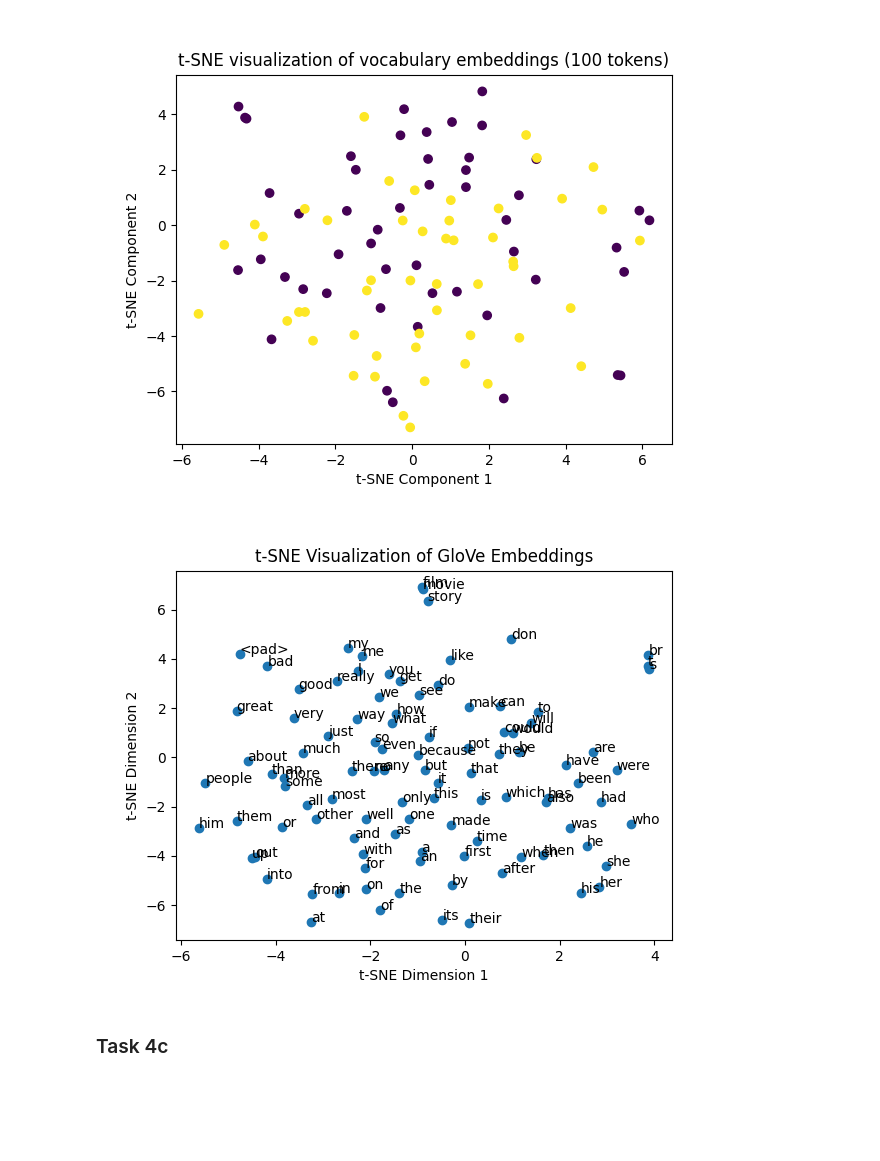
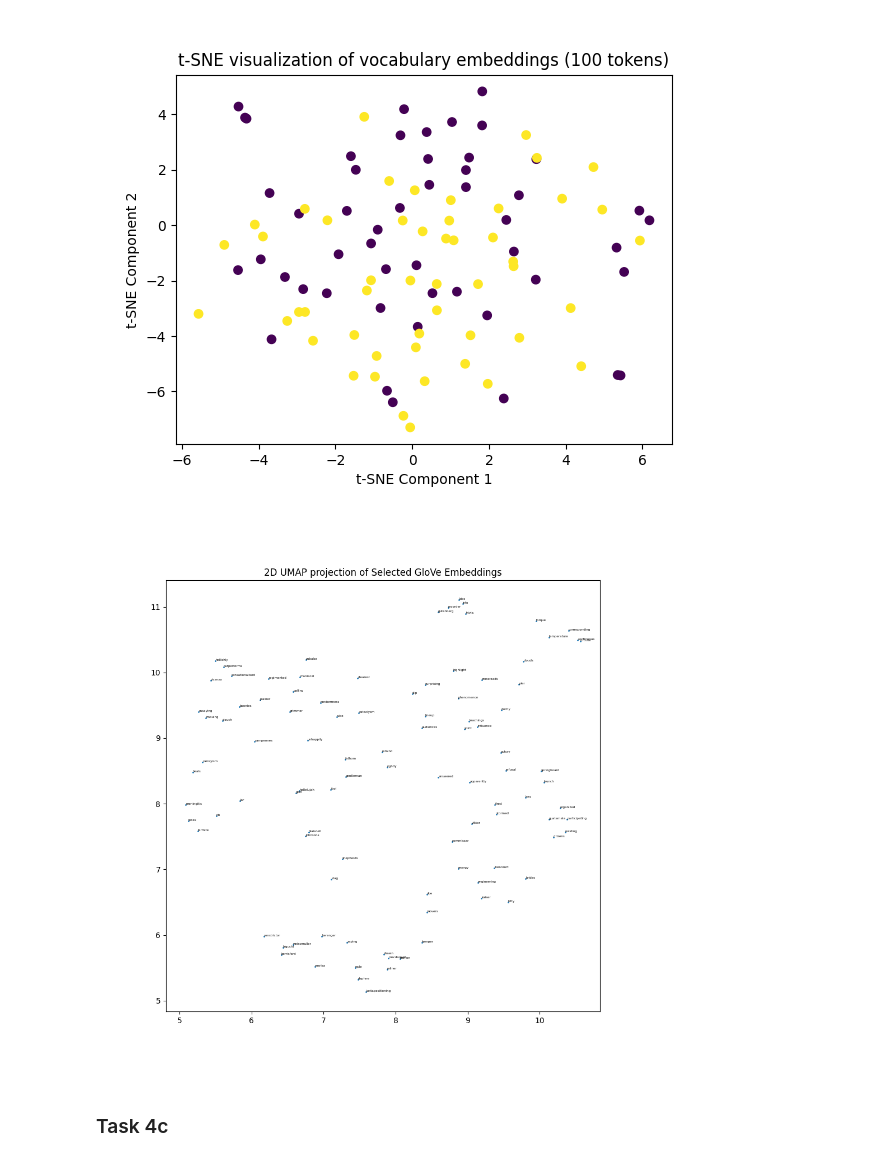
Before and after one commit to KokTeng00/Deep-Learning, a Jupyter notebook: a02.ipynb, the cells around one changed output. Saved outputs shown, nothing was run; the diff lists cells and outputs as text; code cells hidden in the pictures; blank space fills up the shorter version.

```diff
--- a/a02.ipynb
+++ b/a02.ipynb
@@ -85,7 +85,8 @@ class ReviewsDataset(Dataset):
         review = self._reviews[idx]
         label = self._labels[idx]
         if self.vocab is not None:
-            review_ids = self.vocab([token for token in review])
+            #review_ids = self.vocab([token for token in review])
+            review_ids = [self.vocab[token] for token in review if token in self.vocab]
             return review_ids, label
         else:
             return review, label
@@ -568,33 +569,23 @@ _ = tsne_vocab(glove_embeddings, torch.arange(100), colors=[0] * 50 + [1] * 50)
 # %% [output]
 [figure]
 # %%
-# Note: you can obtain the embeddings tensor using glove_embeddings.weight.data
-embeddings_tensor = glove_embeddings.weight.data
+import umap
 
-def plot_tsne(embeddings, words, colors=None):
-    tsne = TSNE(n_components=2, perplexity=30, n_iter=1000, metric='cosine')
-    embeddings_2d = tsne.fit_transform(embeddings)
+embeddings = glove_embeddings.weight.detach().cpu().numpy()
+indices = np.random.choice(range(len(vocab)), 100, replace=False)
+selected_embeddings = embeddings[indices]
+selected_words = [vocab.get_itos()[i] for i in indices]
+reducer = umap.UMAP(n_neighbors=5, n_components=2, metric='cosine')
+umap_embeddings = reducer.fit_transform(selected_embeddings)
+plt.figure(figsize=(10, 10))
 
-    plt.figure()
-    if colors:
-        plt.scatter(embeddings_2d[:, 0], embeddings_2d[:, 1], c=colors)
-    else:
-        plt.scatter(embeddings_2d[:, 0], embeddings_2d[:, 1])
-
-    for i, word in enumerate(words):
-        plt.annotate(word, (embeddings_2d[i, 0], embeddings_2d[i, 1]))
-
-    plt.xlabel("t-SNE Dimension 1")
-    plt.ylabel("t-SNE Dimension 2")
-    plt.title("t-SNE Visualization of GloVe Embeddings")
-    plt.show()
-
-subset_words = vocab.get_itos()
-subset_words = [subset_words[i] for i in range(100)]
-
-plot_tsne(embeddings_tensor[:100], subset_words)
+plt.scatter(umap_embeddings[:, 0], umap_embeddings[:, 1], s=1)
+plt.title('2D UMAP projection of Selected GloVe Embeddings')
+for i, word in enumerate(selected_words):
+    plt.annotate(word, (umap_embeddings[i, 0], umap_embeddings[i, 1]), fontsize=4)
+plt.show()
 # %% [output]
-[figure, old version]
+[figure, new version]
 # %% [markdown]
 ### Task 4c
 # %%
```
